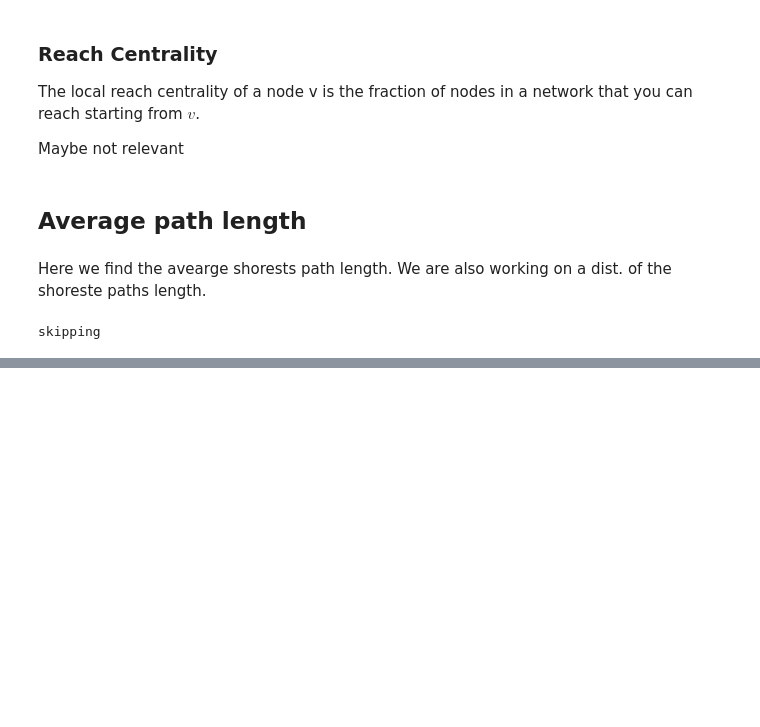
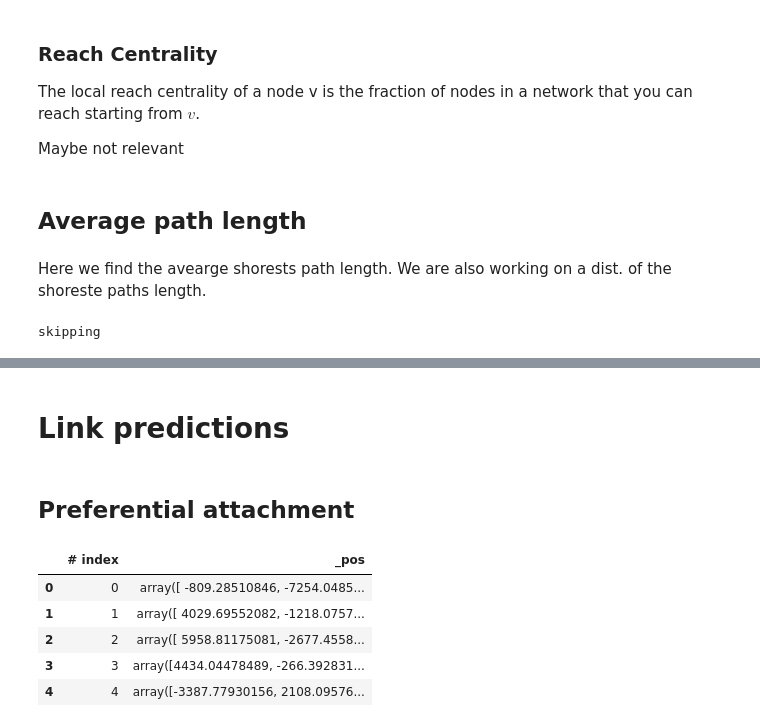
Before and after one commit to viggo-gascou/network-analysis, a Jupyter notebook: main_authors.ipynb, the cells around one changed output, grey strips where cells are left out. Cells and saved outputs as stored; diff of their text form; code cells hidden in the pictures; blank space fills up the shorter version.

```diff
--- a/main_authors.ipynb
+++ b/main_authors.ipynb
@@ -333,0 +420,13 @@ Created in <span style='font-weight:600;margin-left:4px;'>Deepnote</span></a>
+# %% [markdown]
+# Link predictions
+# %% [markdown]
+## Preferential attachment
+# %%
+node_df.head()
+# %% [output]
+|  | # index | _pos |
+| 0 | 0 | array([ -809.28510846, -7254.0485... |
+| 1 | 1 | array([ 4029.69552082, -1218.0757... |
+| 2 | 2 | array([ 5958.81175081, -2677.4558... |
+| 3 | 3 | array([4434.04478489, -266.392831... |
+| 4 | 4 | array([-3387.77930156, 2108.09576... |
```
Also changed, not shown: parts of 57 cells of this notebook, 22 other files.
